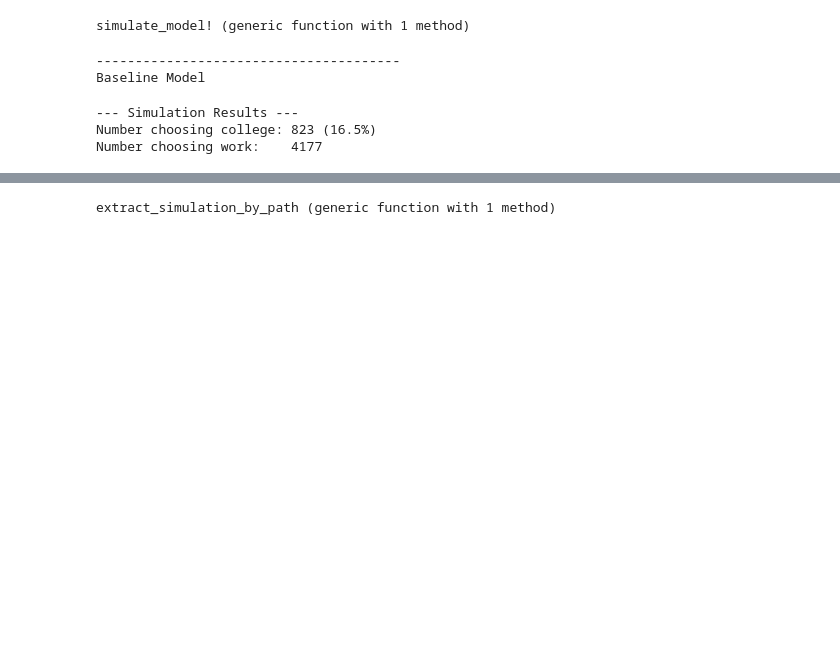
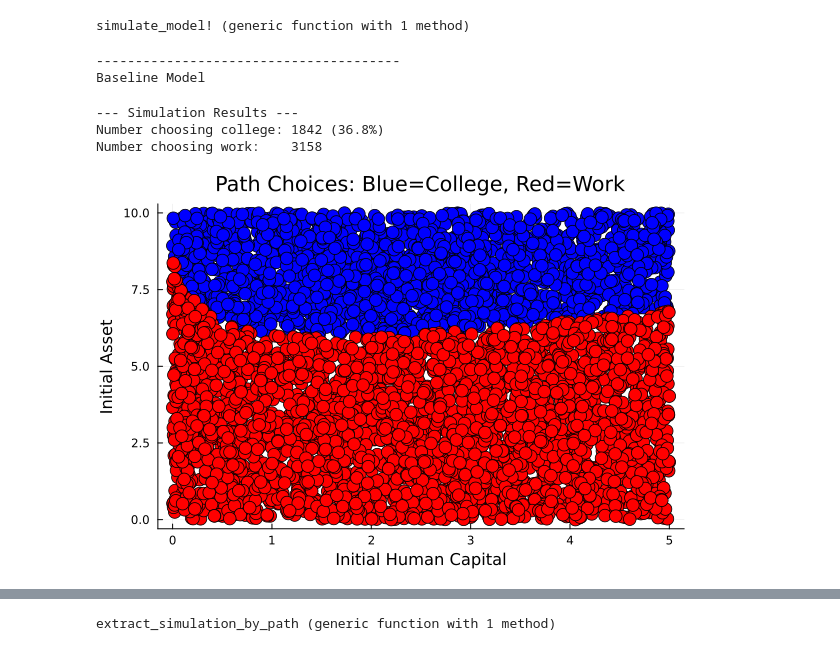
Before and after one commit to Ali-Iranpour/Structural-estimation, a Jupyter notebook: ConSavLabor_college/ConSavLabor_college_AR1.ipynb, the cells around one changed output, grey strips where cells are left out. Drawn from its saved outputs; the diff is of its cells as text; code cells hidden in the pictures; blank space fills up the shorter version.

```diff
--- a/ConSavLabor_college/ConSavLabor_college_AR1.ipynb
+++ b/ConSavLabor_college/ConSavLabor_college_AR1.ipynb
@@ -768,9 +681,12 @@ simulate_model! (generic function with 1 method)
 # --------------------------
 # Baseline Model
 # --------------------------
+
 println("\n---------------------------------------")
 println("Baseline Model")
-model_baseline = ConSavLaborCollege_AR1();
+model_baseline = ConSavLaborCollege_AR1(kappa=2.0);
+rng = MersenneTwister(4231)
+model_baseline.sim_k_init .= rand(rng, model_baseline.simN) .* 5;
 solve_model_work!(model_baseline);
 solve_model_college!(model_baseline);
 model_baseline, path_choice_baseline = simulate_model!(model_baseline);
@@ -779,8 +695,44 @@ model_baseline, path_choice_baseline = simulate_model!(model_baseline);
 ---------------------------------------
 Baseline Model
 --- Simulation Results ---
-Number choosing college: 823 (16.5%)
-Number choosing work:    4177
+Number choosing college: 1842 (36.8%)
+Number choosing work:    3158
+# %%
+using Plots
+
+# Data
+asset = model_baseline.sim_a_init
+hc    = model_baseline.sim_k_init
+choices = path_choice_baseline  # Vector of :college or :work
+
+# Thresholds (set as needed)
+asset_thresh = 6.0
+hc_thresh = 1.5
+
+# Color assignment: blue for college, red for work
+color_vec = [c == :college ? :blue : :red for c in choices]
+
+# Plot
+scatter(
+    hc, asset,
+    group=choices,  # not necessary but lets you label if desired
+    markercolor=color_vec,
+    markersize=7,
+    xlabel="Initial Human Capital",
+    ylabel="Initial Asset",
+    title="Path Choices: Blue=College, Red=Work",
+    legend=false,
+)
+
+# Threshold lines
+#hline!([asset_thresh], linestyle=:dash, color=:black, label="Asset Threshold")
+#vline!([hc_thresh], linestyle=:dash, color=:black, label="HC Threshold")
+
+
+
+display(current())
+# %% [output]
+[figure, added]
 # %%
 
 # -----------------------------------------
```
Also changed, not shown: parts of 5 cells of this notebook.
